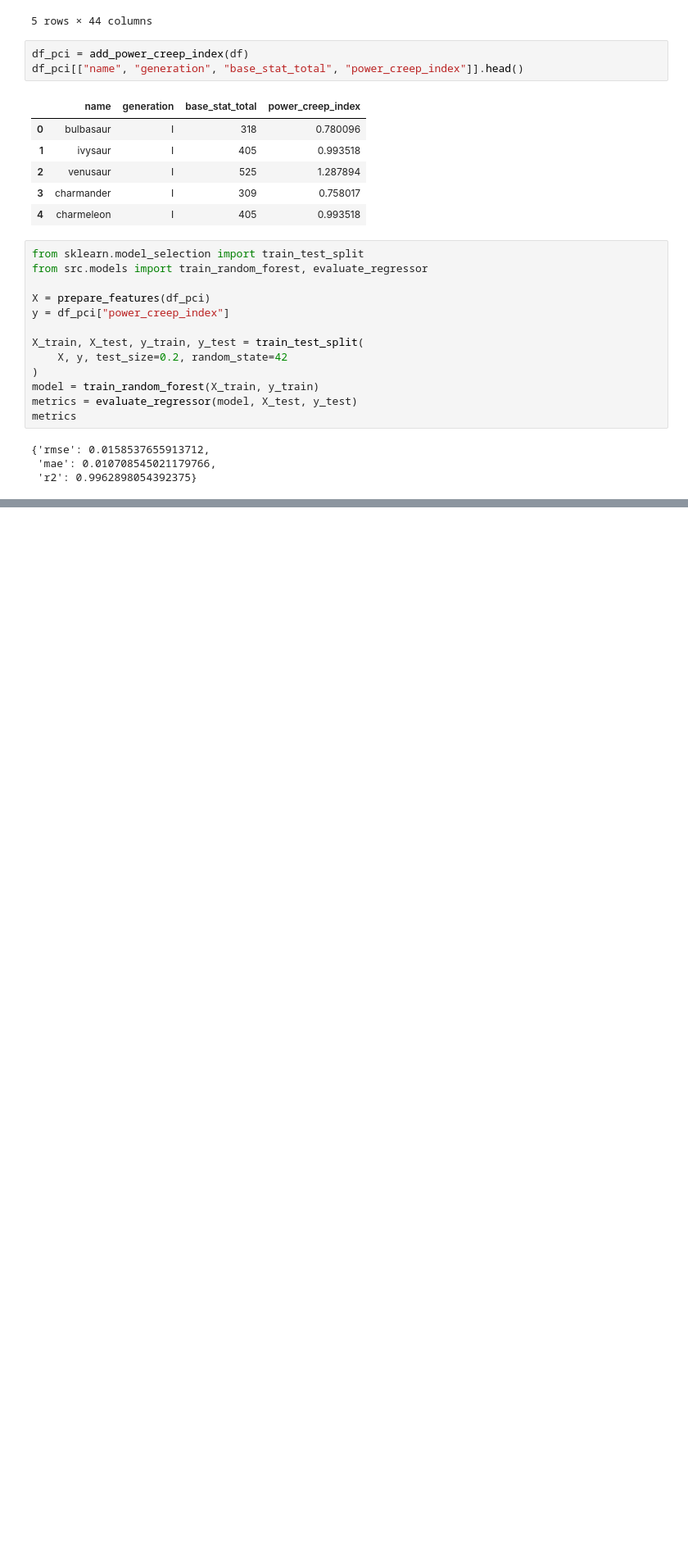
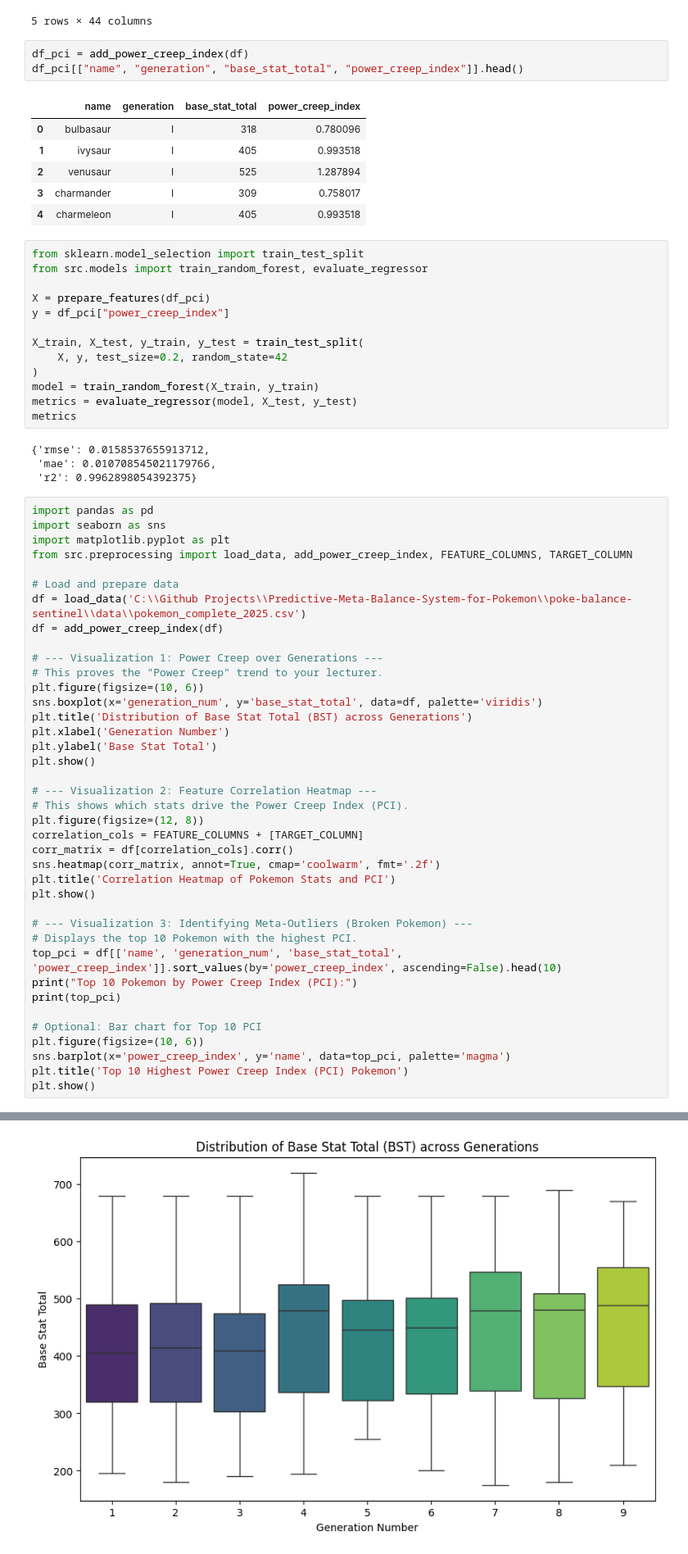
Before and after one commit to Lilvamp237/Predictive-Meta-Balance-System-for-Pokemon, a Jupyter notebook: poke-balance-sentinel/notebooks/eda_and_training.ipynb, the cells around one changed output, grey strips where cells are left out. Shown at 82% size. Drawn from its saved outputs; the diff is of its cells as text; blank space fills up the shorter version.

```diff
--- a/poke-balance-sentinel/notebooks/eda_and_training.ipynb
+++ b/poke-balance-sentinel/notebooks/eda_and_training.ipynb
@@ -50,3 +50,43 @@ metrics
 {'rmse': 0.0158537655913712,
  'mae': 0.010708545021179766,
  'r2': 0.9962898054392375}
+# %%
+import pandas as pd
+import seaborn as sns
+import matplotlib.pyplot as plt
+from src.preprocessing import load_data, add_power_creep_index, FEATURE_COLUMNS, TARGET_COLUMN
+
+# Load and prepare data
+df = load_data('C:\\Github Projects\\Predictive-Meta-Balance-System-for-Pokemon\\poke-balance-sentinel\\data\\pokemon_complete_2025.csv')
+df = add_power_creep_index(df)
+
+# --- Visualization 1: Power Creep over Generations ---
+# This proves the "Power Creep" trend to your lecturer.
+plt.figure(figsize=(10, 6))
+sns.boxplot(x='generation_num', y='base_stat_total', data=df, palette='viridis')
+plt.title('Distribution of Base Stat Total (BST) across Generations')
+plt.xlabel('Generation Number')
+plt.ylabel('Base Stat Total')
+plt.show()
+
+# --- Visualization 2: Feature Correlation Heatmap ---
+# This shows which stats drive the Power Creep Index (PCI).
+plt.figure(figsize=(12, 8))
+correlation_cols = FEATURE_COLUMNS + [TARGET_COLUMN]
+corr_matrix = df[correlation_cols].corr()
+sns.heatmap(corr_matrix, annot=True, cmap='coolwarm', fmt='.2f')
+plt.title('Correlation Heatmap of Pokemon Stats and PCI')
+plt.show()
+
+# --- Visualization 3: Identifying Meta-Outliers (Broken Pokemon) ---
+# Displays the top 10 Pokemon with the highest PCI.
+top_pci = df[['name', 'generation_num', 'base_stat_total', 'power_creep_index']].sort_values(by='power_creep_index', ascending=False).head(10)
+print("Top 10 Pokemon by Power Creep Index (PCI):")
+print(top_pci)
+
+# Optional: Bar chart for Top 10 PCI
+plt.figure(figsize=(10, 6))
+sns.barplot(x='power_creep_index', y='name', data=top_pci, palette='magma')
+plt.title('Top 10 Highest Power Creep Index (PCI) Pokemon')
+plt.show()
+# %% [output]
@@ -52,0 +96 @@ metrics
+[figure, added]
```
Also changed, not shown: parts of 1 cell of this notebook, 1 other file.
